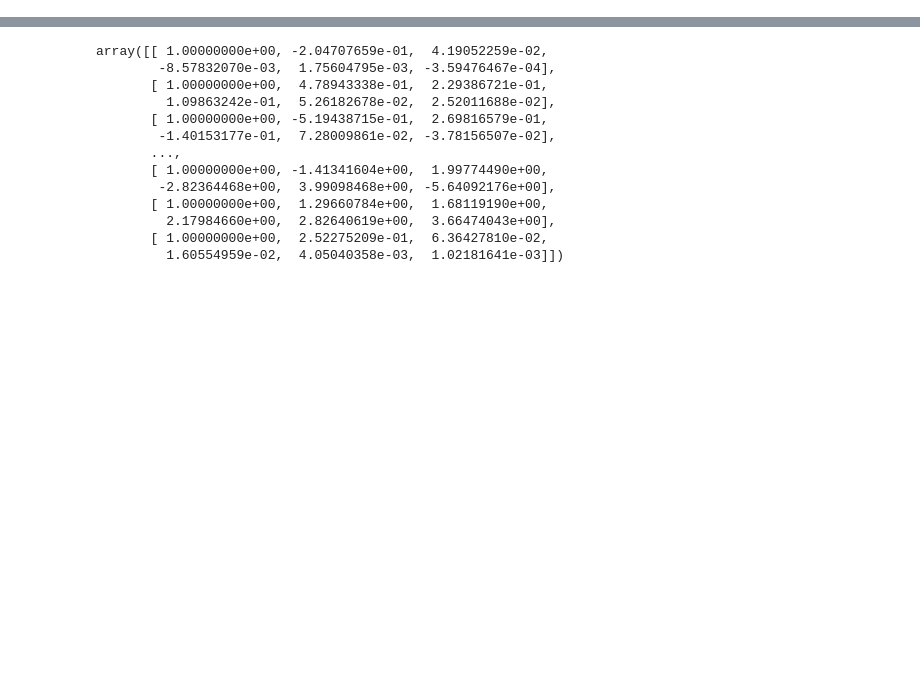
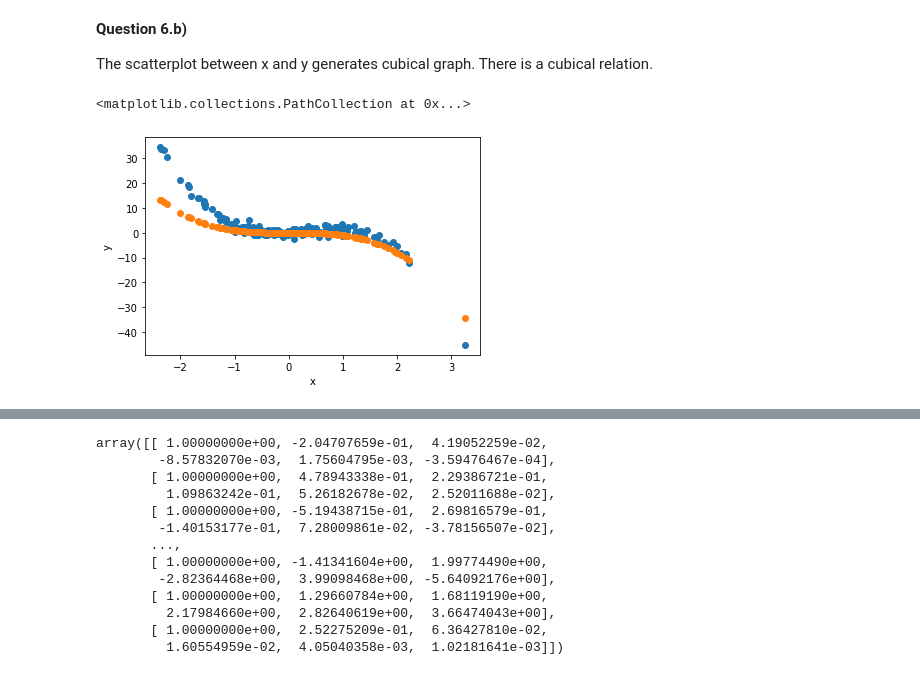
Before and after one commit to Ayush-Patel-10/DS-5220_Assignments, a Jupyter notebook: problem-6.ipynb, the cells around one changed output, grey strips where cells are left out. Saved outputs shown, nothing was run; the diff lists cells and outputs as text; code cells hidden in the pictures; blank space fills up the shorter version.

```diff
--- a/problem-6.ipynb
+++ b/problem-6.ipynb
@@ -16,0 +19,12 @@ plt.scatter(x,y)
+# %% [markdown]
+**Question 6.b)**
+
+The scatterplot between x and y generates cubical graph. There is a cubical relation.
+# %%
+plt.scatter(x,y)
+plt.xlabel("x")
+plt.ylabel("y")
+plt.scatter(x,-x**3)
+# %% [output]
+<matplotlib.collections.PathCollection at 0x...>
+[figure, added]
```
Also changed, not shown: parts of 18 cells of this notebook.
